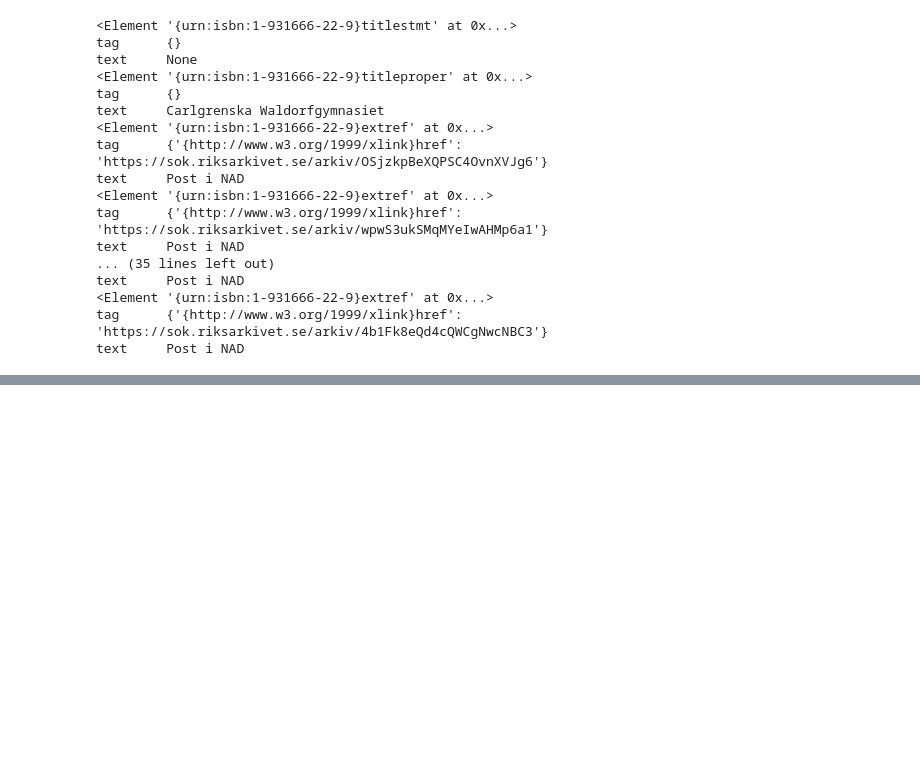
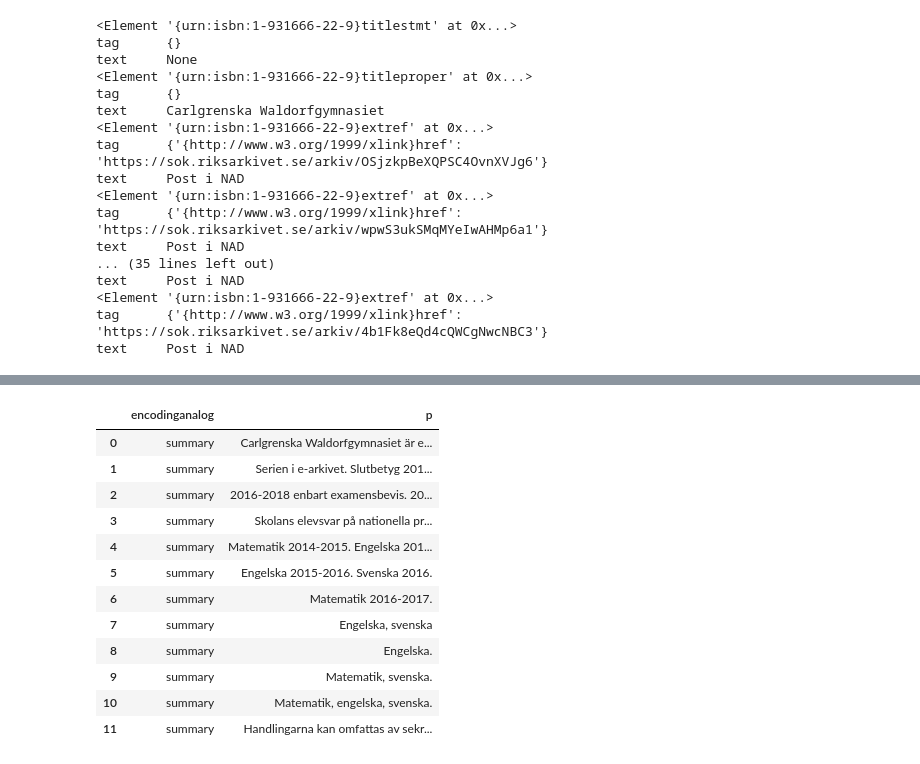
Before and after one commit to perrohdin/Bildhistoria-Masterdata-och-Wikidata, a Jupyter notebook: Notebook/Skolregistret Stockholms stadsarkiv.ipynb, the cells around one changed output, grey strips where cells are left out. Cells and saved outputs as stored; diff of their text form; code cells hidden in the pictures; blank space fills up the shorter version.

```diff
--- a/Notebook/Skolregistret Stockholms stadsarkiv.ipynb
+++ b/Notebook/Skolregistret Stockholms stadsarkiv.ipynb
@@ -430,0 +512,18 @@ text     Post i NAD
+# %%
+pd.read_xml(testurl,
+            xpath=".//doc:scopecontent",
+            namespaces={"doc": "urn:isbn:1-931666-22-9"})
+# %% [output]
+|  | encodinganalog | p |
+| 0 | summary | Carlgrenska Waldorfgymnasiet är e... |
+| 1 | summary | Serien i e-arkivet. Slutbetyg 201... |
+| 2 | summary | 2016-2018 enbart examensbevis. 20... |
+| 3 | summary | Skolans elevsvar på nationella pr... |
+| 4 | summary | Matematik 2014-2015. Engelska 201... |
+| 5 | summary | Engelska 2015-2016. Svenska 2016. |
+| 6 | summary | Matematik 2016-2017. |
+| 7 | summary | Engelska, svenska |
+| 8 | summary | Engelska. |
+| 9 | summary | Matematik, svenska. |
+| 10 | summary | Matematik, engelska, svenska. |
+| 11 | summary | Handlingarna kan omfattas av sekr... |
```
Also changed, not shown: parts of 12 cells of this notebook.
